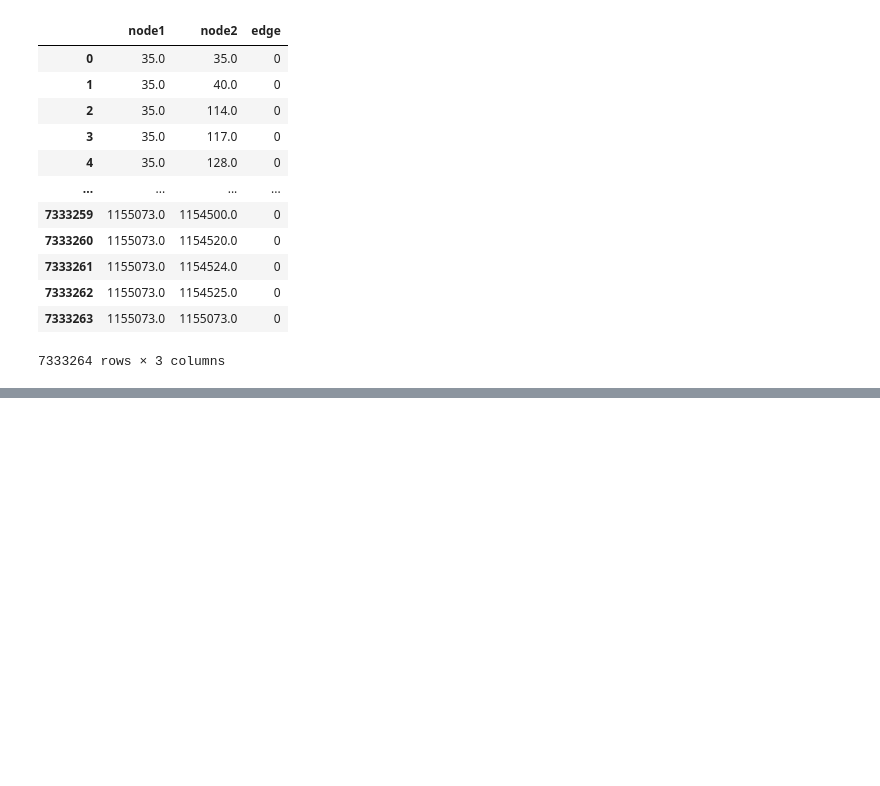
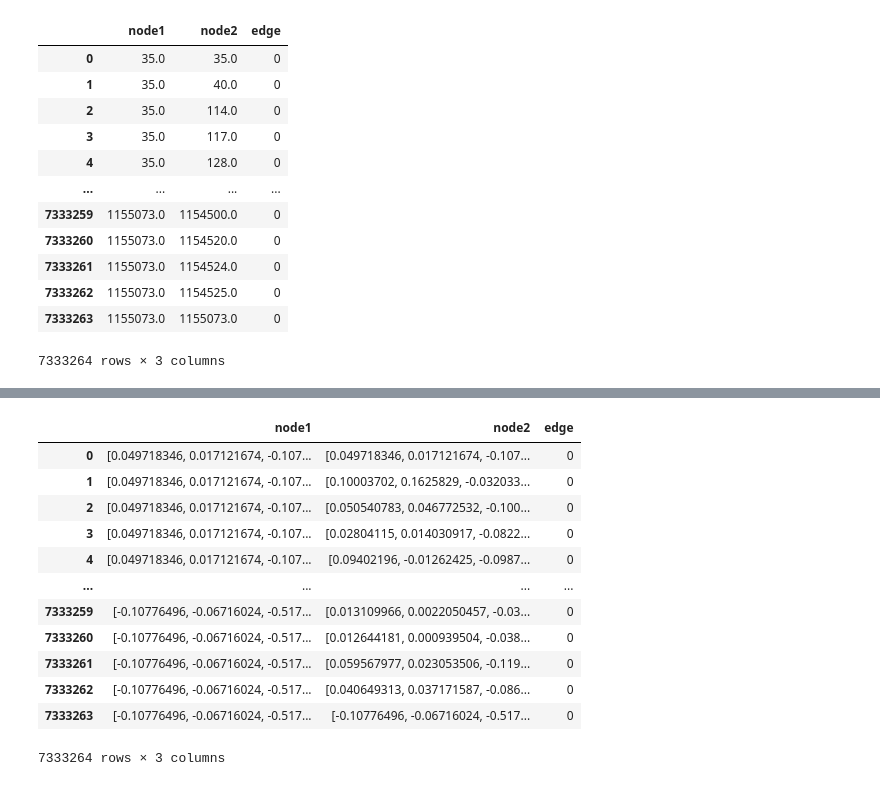
Before and after one commit to zakaria-n/link-prediction, a Jupyter notebook: link-pred.ipynb, the cells around one changed output, grey strips where cells are left out. Cells and saved outputs as stored; diff of their text form; code cells hidden in the pictures; blank space fills up the shorter version.

```diff
--- a/link-pred.ipynb
+++ b/link-pred.ipynb
@@ -102,0 +133,18 @@ labeled_dataset
+# %%
+labeled_dataset = pd.read_pickle('cora-labelled.pkl', compression='infer')
+# %%
+labeled_dataset
+# %% [output]
+|  | node1 | node2 | edge |
+| 0 | [0.049718346, 0.017121674, -0.107... | [0.049718346, 0.017121674, -0.107... | 0 |
+| 1 | [0.049718346, 0.017121674, -0.107... | [0.10003702, 0.1625829, -0.032033... | 0 |
+| 2 | [0.049718346, 0.017121674, -0.107... | [0.050540783, 0.046772532, -0.100... | 0 |
+| 3 | [0.049718346, 0.017121674, -0.107... | [0.02804115, 0.014030917, -0.0822... | 0 |
+| 4 | [0.049718346, 0.017121674, -0.107... | [0.09402196, -0.01262425, -0.0987... | 0 |
+| ... | ... | ... | ... |
+| 7333259 | [-0.10776496, -0.06716024, -0.517... | [0.013109966, 0.0022050457, -0.03... | 0 |
+| 7333260 | [-0.10776496, -0.06716024, -0.517... | [0.012644181, 0.000939504, -0.038... | 0 |
+| 7333261 | [-0.10776496, -0.06716024, -0.517... | [0.059567977, 0.023053506, -0.119... | 0 |
+| 7333262 | [-0.10776496, -0.06716024, -0.517... | [0.040649313, 0.037171587, -0.086... | 0 |
+| 7333263 | [-0.10776496, -0.06716024, -0.517... | [-0.10776496, -0.06716024, -0.517... | 0 |
+7333264 rows × 3 columns
```
Also changed, not shown: parts of 20 cells of this notebook, 2 other files.
